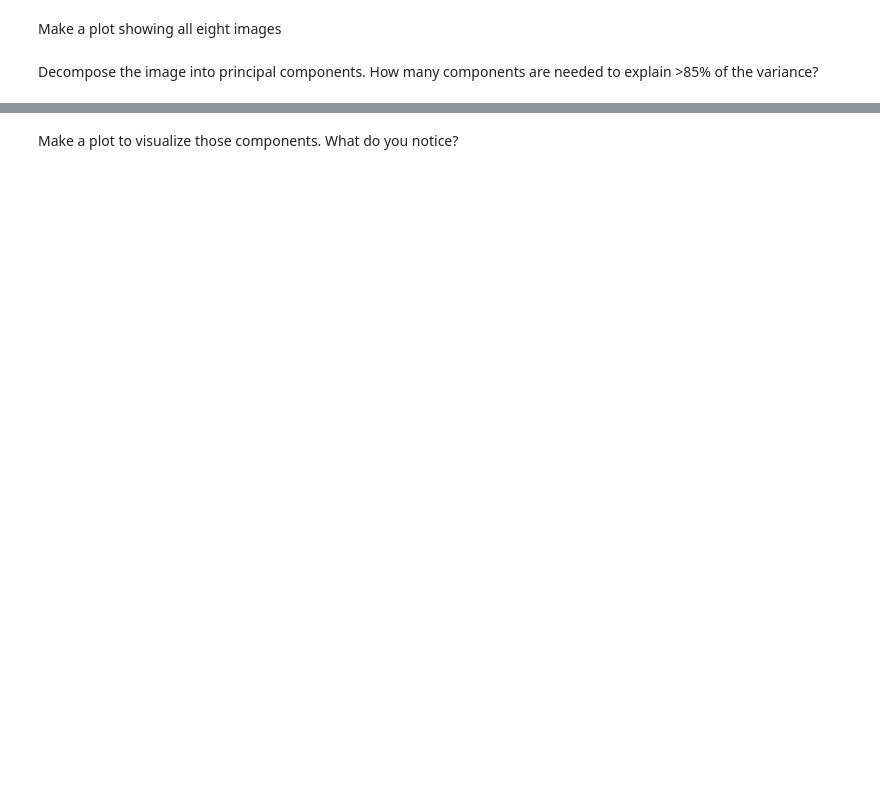
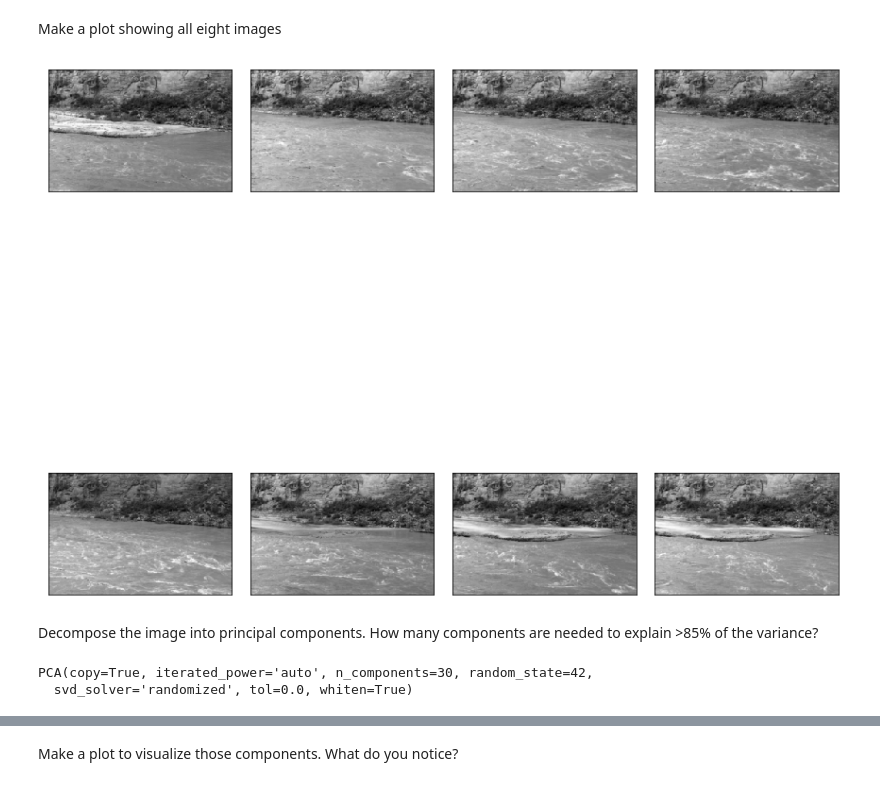
Before and after one commit to LearnImageSegmentationWithUnets/cdi_dl_workshop, a Jupyter notebook: Day1/1.5.feature_extraction.ipynb, the cells around one changed output, grey strips where cells are left out. Cells and saved outputs as stored; diff of their text form; code cells hidden in the pictures; blank space fills up the shorter version.

```diff
--- a/Day1/1.5.feature_extraction.ipynb
+++ b/Day1/1.5.feature_extraction.ipynb
@@ -264,4 +357,18 @@ for file in files:
 # %% [markdown]
 Make a plot showing all eight images
+# %%
+fig, axes = plt.subplots(2, 4, figsize=(15, 15),
+                       subplot_kw={'xticks':[], 'yticks':[]},
+                       gridspec_kw=dict(hspace=0.1, wspace=0.1))
+for i, ax in enumerate(axes.flat):
+    ax.imshow(images[i].reshape(nx,ny), cmap = 'gray')
+# %% [output]
+[figure, added]
 # %% [markdown]
 Decompose the image into principal components. How many components are needed to explain >85% of the variance?
+# %%
+pca = PCA(svd_solver='randomized', n_components=30, whiten=True, random_state=42)
+pca.fit(images)
+# %% [output]
+PCA(copy=True, iterated_power='auto', n_components=30, random_state=42,
+  svd_solver='randomized', tol=0.0, whiten=True)
```
Also changed, not shown: parts of 23 cells of this notebook, 8 other files.
